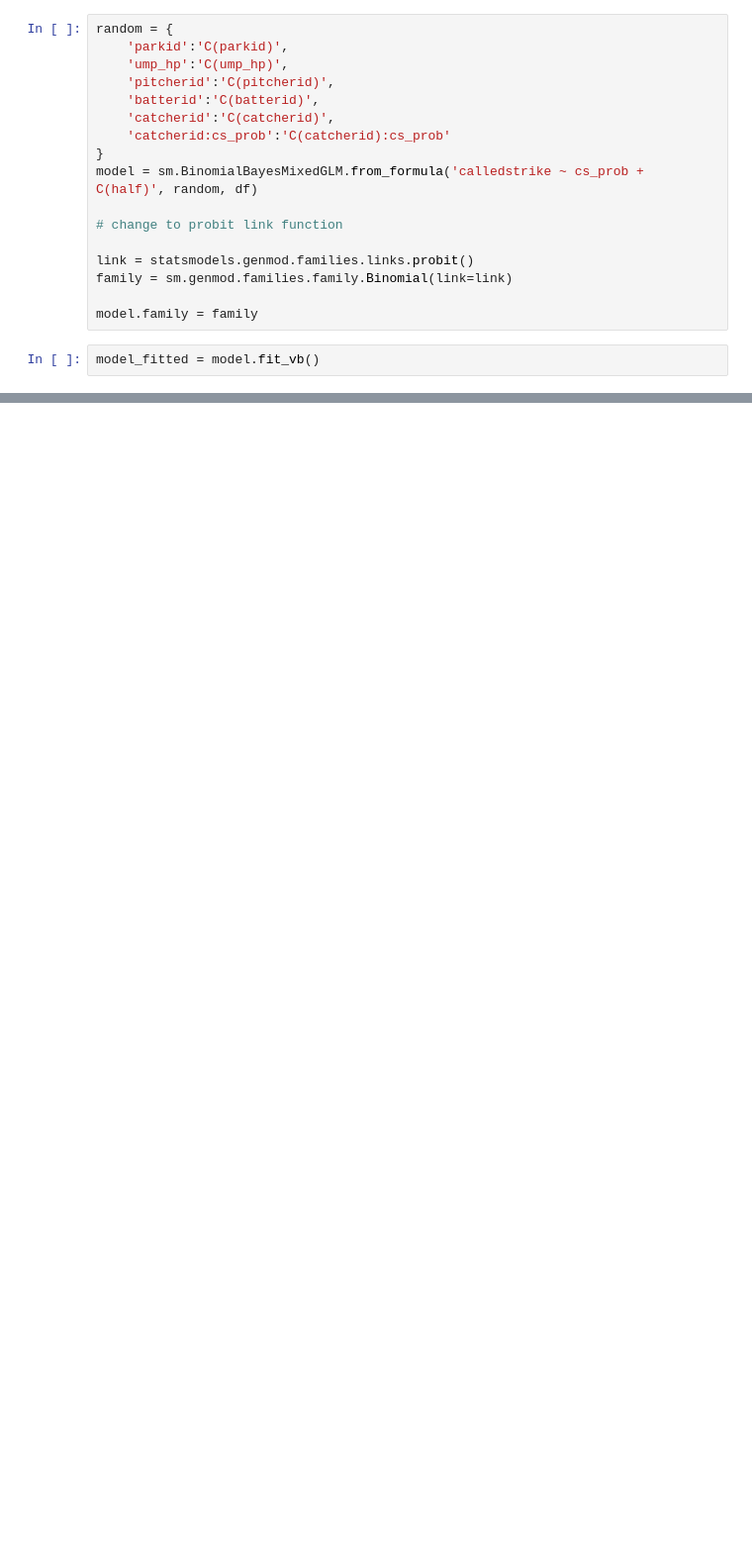
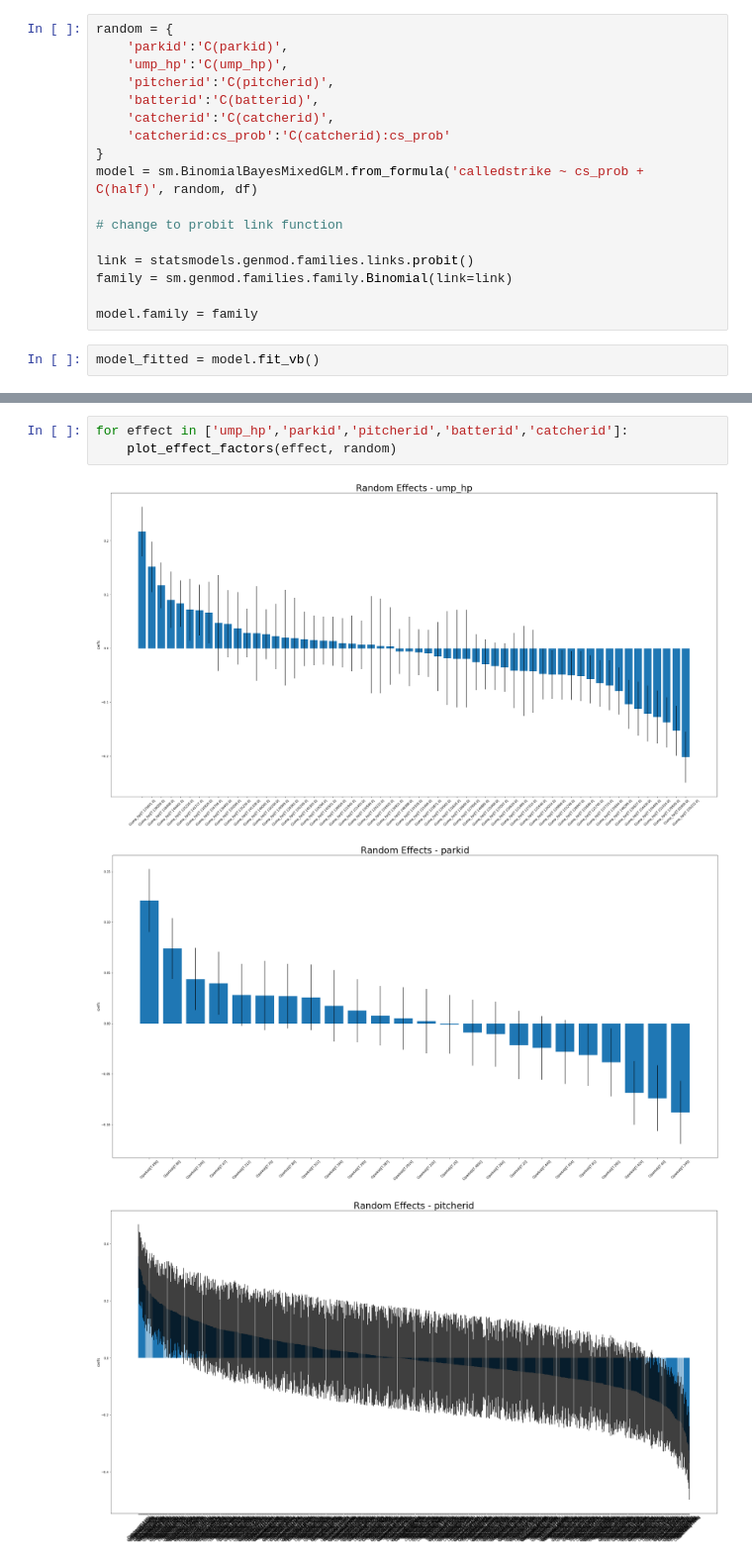
Before and after one commit to dan-goldberg/interviews, a Jupyter notebook: tbj/tbj_question2.ipynb, the cells around one changed output, grey strips where cells are left out. Shown at 99% size. Drawn from its saved outputs; the diff is of its cells as text; blank space fills up the shorter version.

```diff
--- a/tbj/tbj_question2.ipynb
+++ b/tbj/tbj_question2.ipynb
@@ -396,0 +400,7 @@ plot_effect_factors('ump_hp', random)
+# %%
+for effect in ['ump_hp','parkid','pitcherid','batterid','catcherid']:
+    plot_effect_factors(effect, random)
+# %% [output]
+[figure, added]
+[figure, added]
+[figure, added]
```
Also changed, not shown: parts of 17 cells of this notebook.
